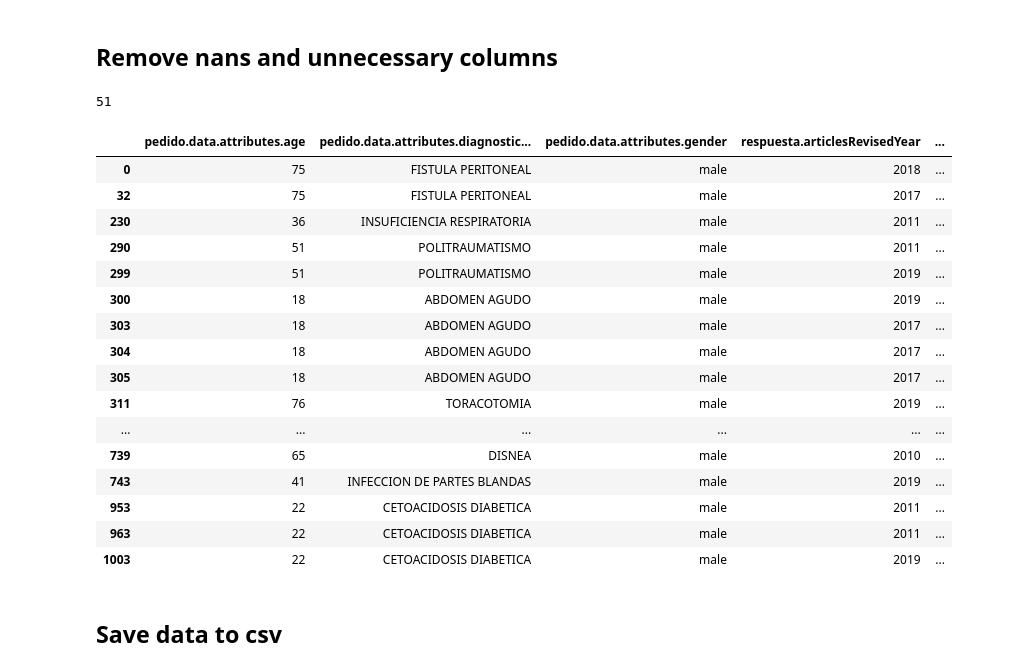
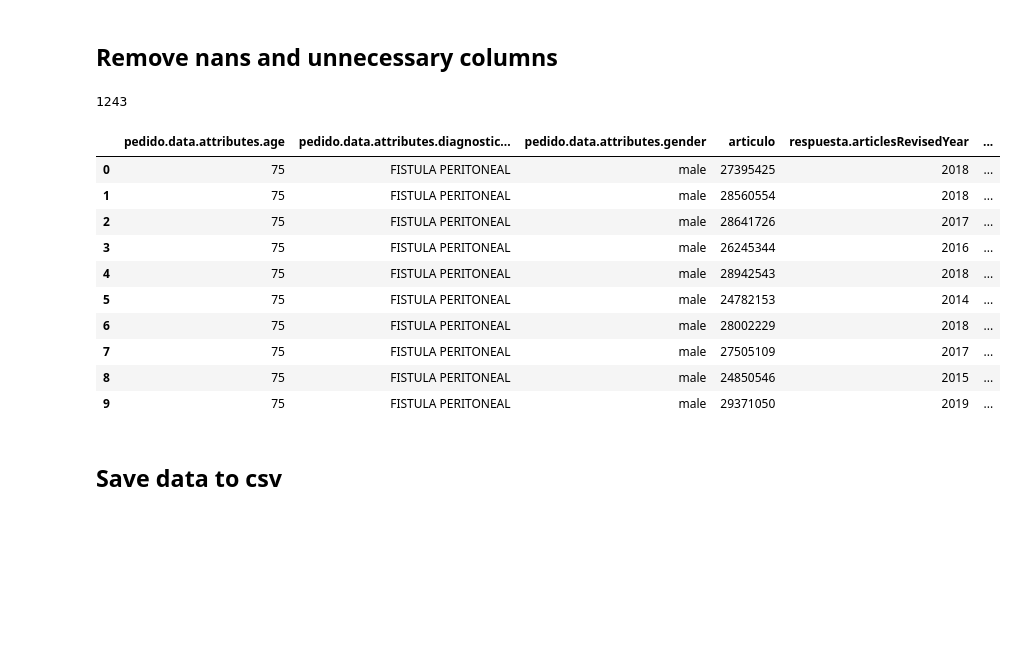
Before and after one commit to neburs/HOPE_rank_predictor, a Jupyter notebook: S0 - HOPE extract data.ipynb, the cells around one changed output. Drawn from its saved outputs; the diff is of its cells as text; code cells hidden in the pictures; blank space fills up the shorter version.

```diff
--- a/S0 - HOPE extract data.ipynb
+++ b/S0 - HOPE extract data.ipynb
@@ -279,38 +279,35 @@ dfJoined
 # %% [markdown]
 ## Remove nans and unnecessary columns
 # %%
-dfJoined = dfJoined.dropna()
+#dfJoined = dfJoined.dropna()
 
 dfJoined = dfJoined.drop([
     'id_x',
     'id_y',
-    'respuesta.articles',
+    'articulo',
     'sugerencia_id_+_articles_id'
 ], axis=1)
 
+# Rename column respuesta.articles to preserve back compatibility
+dfJoined.rename(columns={'respuesta.articles':'articulo'}, inplace=True)
+
 print(dfJoined.shape[0])
 # %% [output]
-51
+1243
 # %%
-dfJoined
+dfJoined.head(10)
 # %% [output]
-|  | pedido.data.attributes.age | pedido.data.attributes.diagnostic... | pedido.data.attributes.gender | respuesta.articlesRevisedYear | ... |
-| 0 | 75 | FISTULA PERITONEAL | male | 2018 | ... |
-| 32 | 75 | FISTULA PERITONEAL | male | 2017 | ... |
-| 230 | 36 | INSUFICIENCIA RESPIRATORIA | male | 2011 | ... |
-| 290 | 51 | POLITRAUMATISMO | male | 2011 | ... |
-| 299 | 51 | POLITRAUMATISMO | male | 2019 | ... |
-| 300 | 18 | ABDOMEN AGUDO | male | 2019 | ... |
-| 303 | 18 | ABDOMEN AGUDO | male | 2017 | ... |
-| 304 | 18 | ABDOMEN AGUDO | male | 2017 | ... |
-| 305 | 18 | ABDOMEN AGUDO | male | 2017 | ... |
-| 311 | 76 | TORACOTOMIA | male | 2019 | ... |
-| ... | ... | ... | ... | ... | ... |
-| 739 | 65 | DISNEA | male | 2010 | ... |
-| 743 | 41 | INFECCION DE PARTES BLANDAS | male | 2019 | ... |
-| 953 | 22 | CETOACIDOSIS DIABETICA | male | 2011 | ... |
-| 963 | 22 | CETOACIDOSIS DIABETICA | male | 2011 | ... |
-| 1003 | 22 | CETOACIDOSIS DIABETICA | male | 2019 | ... |
+|  | pedido.data.attributes.age | pedido.data.attributes.diagnostic... | pedido.data.attributes.gender | articulo | respuesta.articlesRevisedYear | ... |
+| 0 | 75 | FISTULA PERITONEAL | male | 27395425 | 2018 | ... |
+| 1 | 75 | FISTULA PERITONEAL | male | 28560554 | 2018 | ... |
+| 2 | 75 | FISTULA PERITONEAL | male | 28641726 | 2017 | ... |
+| 3 | 75 | FISTULA PERITONEAL | male | 26245344 | 2016 | ... |
+| 4 | 75 | FISTULA PERITONEAL | male | 28942543 | 2018 | ... |
+| 5 | 75 | FISTULA PERITONEAL | male | 24782153 | 2014 | ... |
+| 6 | 75 | FISTULA PERITONEAL | male | 28002229 | 2018 | ... |
+| 7 | 75 | FISTULA PERITONEAL | male | 27505109 | 2017 | ... |
+| 8 | 75 | FISTULA PERITONEAL | male | 24850546 | 2015 | ... |
+| 9 | 75 | FISTULA PERITONEAL | male | 29371050 | 2019 | ... |
 # %% [markdown]
 ## Save data to csv
 # %%
```
Also changed, not shown: 9 other files.
